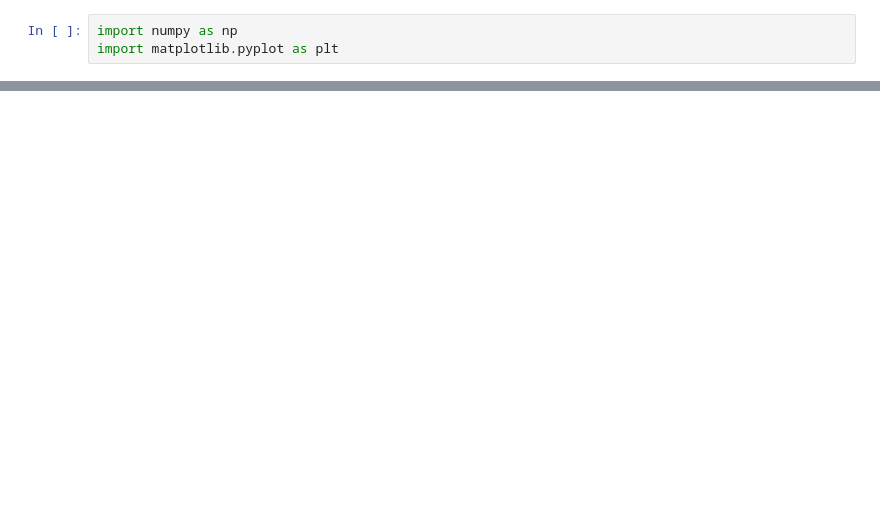
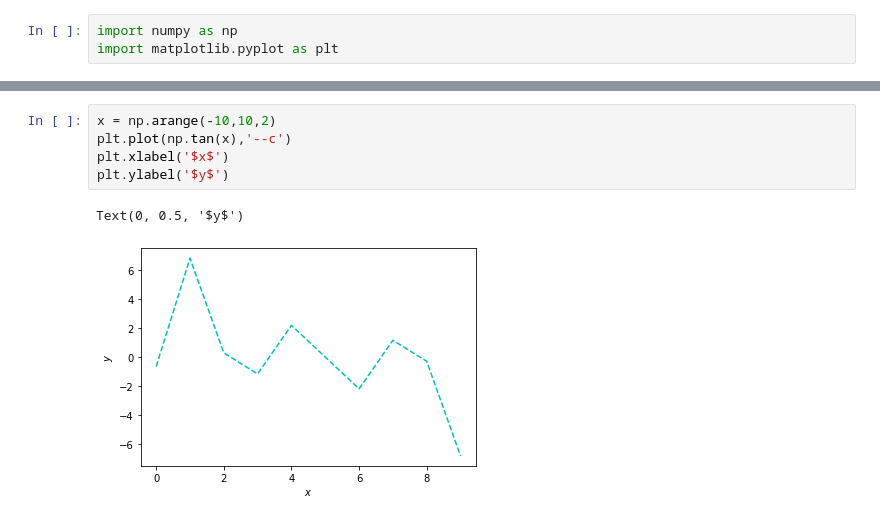
Before and after one commit to flambuth/python-exercises, a Jupyter notebook: 4.6.1_matplotlib_exercises.ipynb, the cells around one changed output, grey strips where cells are left out. Drawn from its saved outputs; the diff is of its cells as text; blank space fills up the shorter version.

```diff
--- a/4.6.1_matplotlib_exercises.ipynb
+++ b/4.6.1_matplotlib_exercises.ipynb
@@ -20,0 +27,8 @@ plt.show()
+# %%
+x = np.arange(-10,10,2)
+plt.plot(np.tan(x),'--c')
+plt.xlabel('$x$')
+plt.ylabel('$y$')
+# %% [output]
+Text(0, 0.5, '$y$')
+[figure, added]
```
Also changed, not shown: parts of 8 cells of this notebook, 1 other file.
